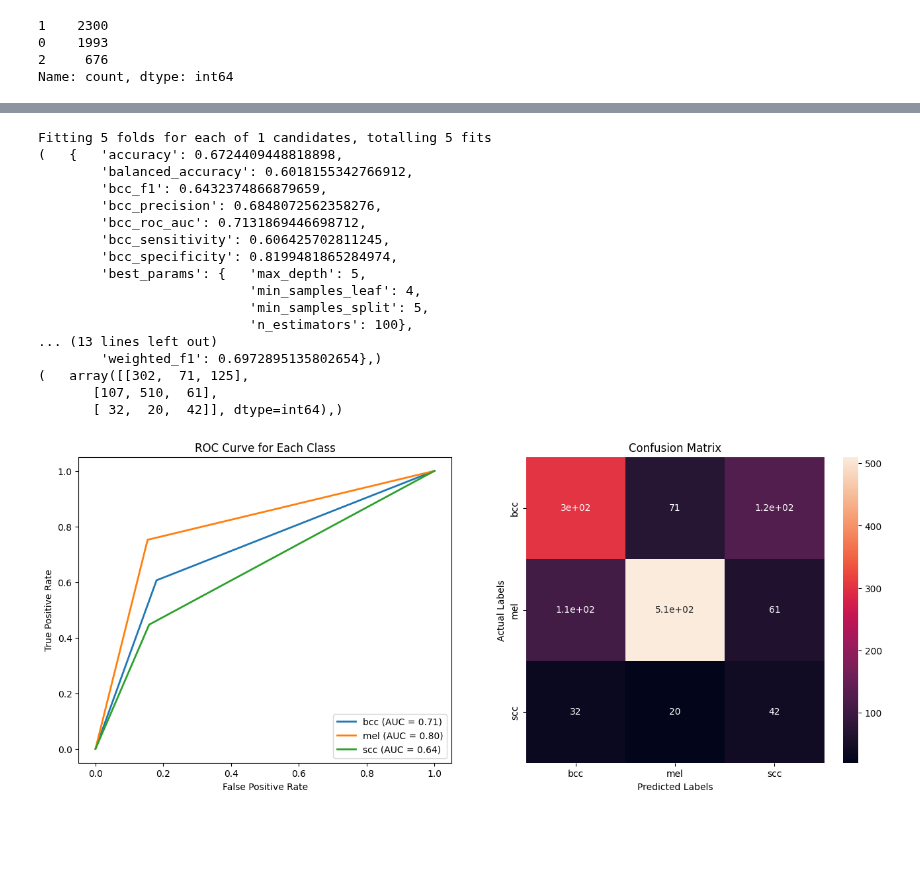
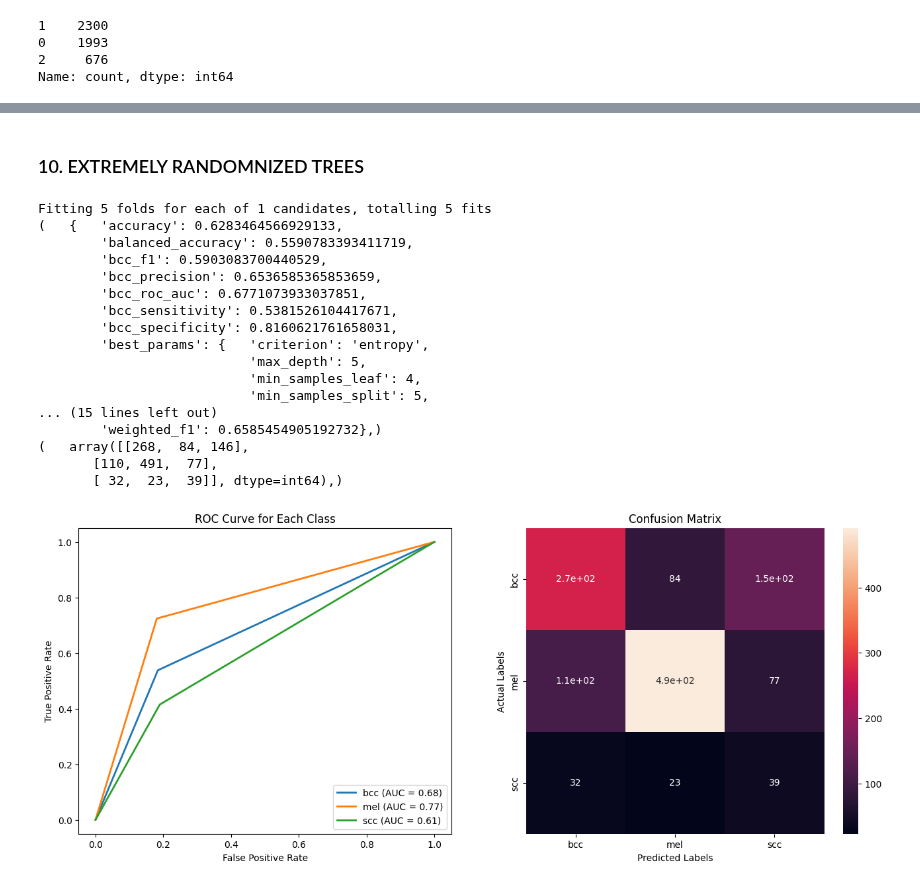
Before and after one commit to lui-alvarez/Melanoma-classification-using-machine-learning, a Jupyter notebook: notebooks/challenge2_multiclass.ipynb, the cells around one changed output, grey strips where cells are left out. Cells and saved outputs as stored; diff of their text form; code cells hidden in the pictures; blank space fills up the shorter version.

```diff
--- a/notebooks/challenge2_multiclass.ipynb
+++ b/notebooks/challenge2_multiclass.ipynb
@@ -628,23 +785,25 @@ Name: count, dtype: int64
+# %% [markdown]
+### 10. EXTREMELY RANDOMNIZED TREES
 # %%
-grid = {'n_estimators' : [100], 'max_depth': [5], 'min_samples_split': [5], 'min_samples_leaf': [4]} # still takes a lot of time
-model = RandomForestClassifier(class_weight='balanced')
-model_fit_predict(model, grid, 'accuracy', X_train_normalized, y_train_encoded, X_val_normalized, y_val_encoded)
+# model = ExtraTreesClassifier(class_weight='balanced', bootstrap=True)
+# grid = {'n_estimators' : [100], 'max_depth': [5], 'criterion': ['entropy'], 'min_samples_split': [5], 'min_samples_leaf': [4]} # still takes a lot of time
+# model_fit_predict(model, grid, 'accuracy', X_train_normalized, y_train_encoded, X_val_normalized, y_val_encoded)
 # %% [output]
 Fitting 5 folds for each of 1 candidates, totalling 5 fits
-(   {   'accuracy': 0.6724409448818898,
-        'balanced_accuracy': 0.6018155342766912,
-        'bcc_f1': 0.6432374866879659,
-        'bcc_precision': 0.6848072562358276,
-        'bcc_roc_auc': 0.7131869446698712,
-        'bcc_sensitivity': 0.606425702811245,
-        'bcc_specificity': 0.8199481865284974,
-        'best_params': {   'max_depth': 5,
+(   {   'accuracy': 0.6283464566929133,
+        'balanced_accuracy': 0.5590783393411719,
+        'bcc_f1': 0.5903083700440529,
+        'bcc_precision': 0.6536585365853659,
+        'bcc_roc_auc': 0.6771073933037851,
+        'bcc_sensitivity': 0.5381526104417671,
+        'bcc_specificity': 0.8160621761658031,
+        'best_params': {   'criterion': 'entropy',
+                           'max_depth': 5,
                            'min_samples_leaf': 4,
                            'min_samples_split': 5,
-                           'n_estimators': 100},
-... (13 lines left out)
-        'weighted_f1': 0.6972895135802654},)
-(   array([[302,  71, 125],
-       [107, 510,  61],
-       [ 32,  20,  42]], dtype=int64),)
+... (15 lines left out)
+        'weighted_f1': 0.6585454905192732},)
+(   array([[268,  84, 146],
+       [110, 491,  77],
+       [ 32,  23,  39]], dtype=int64),)
-[figure, old version]
+[figure, new version]
```
Also changed, not shown: parts of 18 cells of this notebook.
